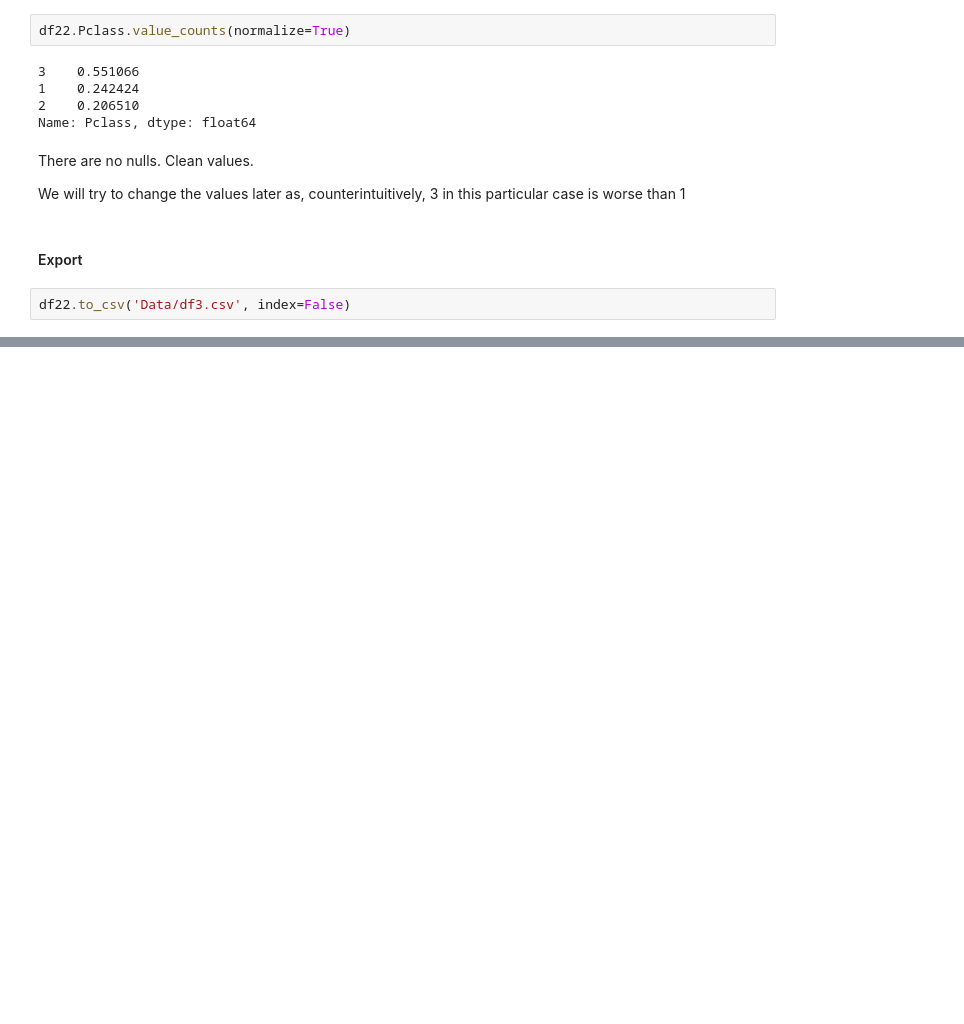
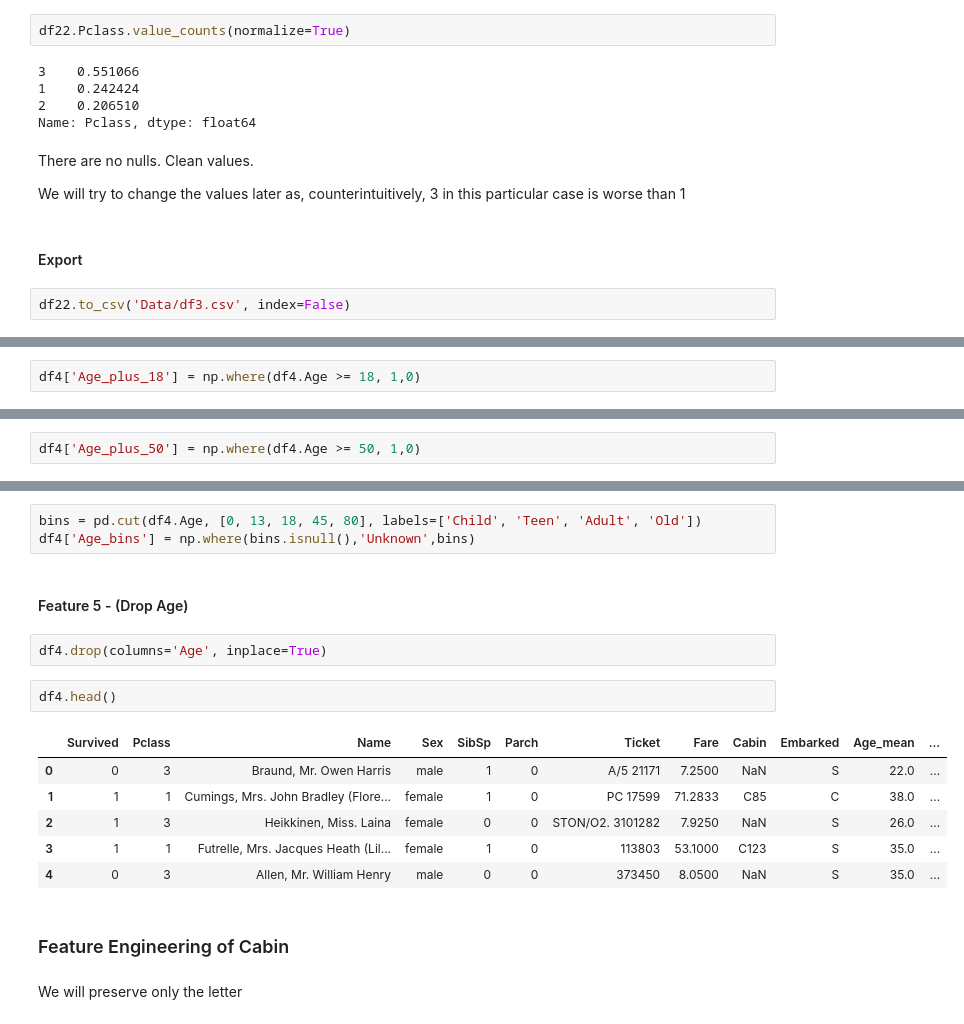
Before and after one commit to Jorge2alvarez/project-kaggle-titanic, a Jupyter notebook: titanic/Titanic-Project-v1.ipynb, the cells around one changed output, grey strips where cells are left out. Saved outputs shown, nothing was run; the diff lists cells and outputs as text; blank space fills up the shorter version.

Commit message:
Paula: main file Feature Engineering

```diff
--- a/titanic/Titanic-Project-v1.ipynb
+++ b/titanic/Titanic-Project-v1.ipynb
@@ -784,0 +821,2 @@ df22.to_csv('Data/df3.csv', index=False)
+# %%
+df4['Age_plus_18'] = np.where(df4.Age >= 18, 1,0)
@@ -784,0 +826,2 @@ df22.to_csv('Data/df3.csv', index=False)
+# %%
+df4['Age_plus_50'] = np.where(df4.Age >= 50, 1,0)
@@ -784,0 +836,20 @@ df22.to_csv('Data/df3.csv', index=False)
+# %%
+bins = pd.cut(df4.Age, [0, 13, 18, 45, 80], labels=['Child', 'Teen', 'Adult', 'Old'])
+df4['Age_bins'] = np.where(bins.isnull(),'Unknown',bins)
+# %% [markdown]
+#### Feature 5 - (Drop Age)
+# %%
+df4.drop(columns='Age', inplace=True)
+# %%
+df4.head()
+# %% [output]
+|  | Survived | Pclass | Name | Sex | SibSp | Parch | Ticket | Fare | Cabin | Embarked | Age_mean | ... |
+| 0 | 0 | 3 | Braund, Mr. Owen Harris | male | 1 | 0 | A/5 21171 | 7.2500 | NaN | S | 22.0 | ... |
+| 1 | 1 | 1 | Cumings, Mrs. John Bradley (Flore... | female | 1 | 0 | PC 17599 | 71.2833 | C85 | C | 38.0 | ... |
+| 2 | 1 | 3 | Heikkinen, Miss. Laina | female | 0 | 0 | STON/O2. 3101282 | 7.9250 | NaN | S | 26.0 | ... |
+| 3 | 1 | 1 | Futrelle, Mrs. Jacques Heath (Lil... | female | 1 | 0 | 113803 | 53.1000 | C123 | S | 35.0 | ... |
+| 4 | 0 | 3 | Allen, Mr. William Henry | male | 0 | 0 | 373450 | 8.0500 | NaN | S | 35.0 | ... |
+# %% [markdown]
+### Feature Engineering of Cabin
+# %% [markdown]
+We will preserve only the letter
```
Also changed, not shown: parts of 28 cells of this notebook, 1 other file.
